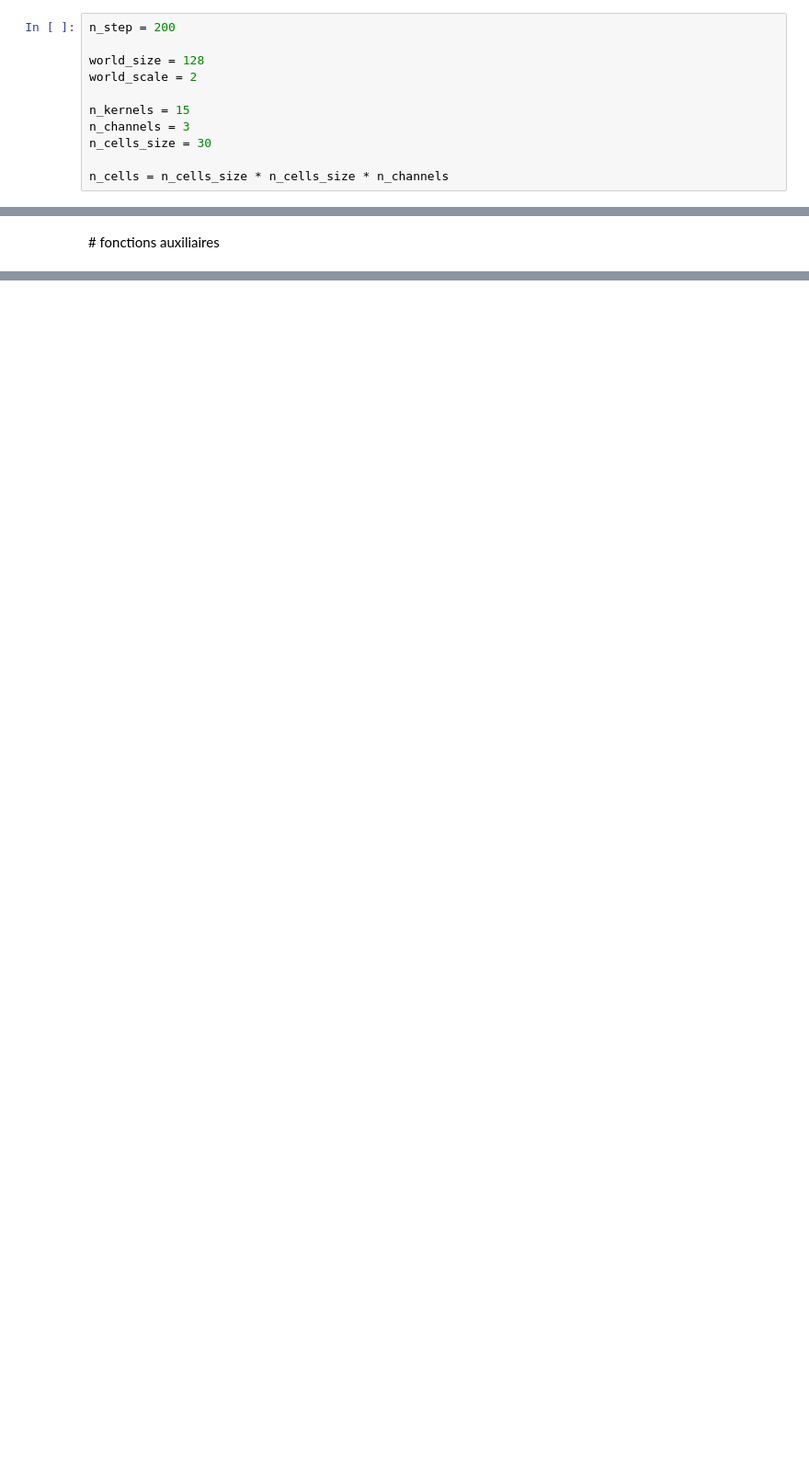
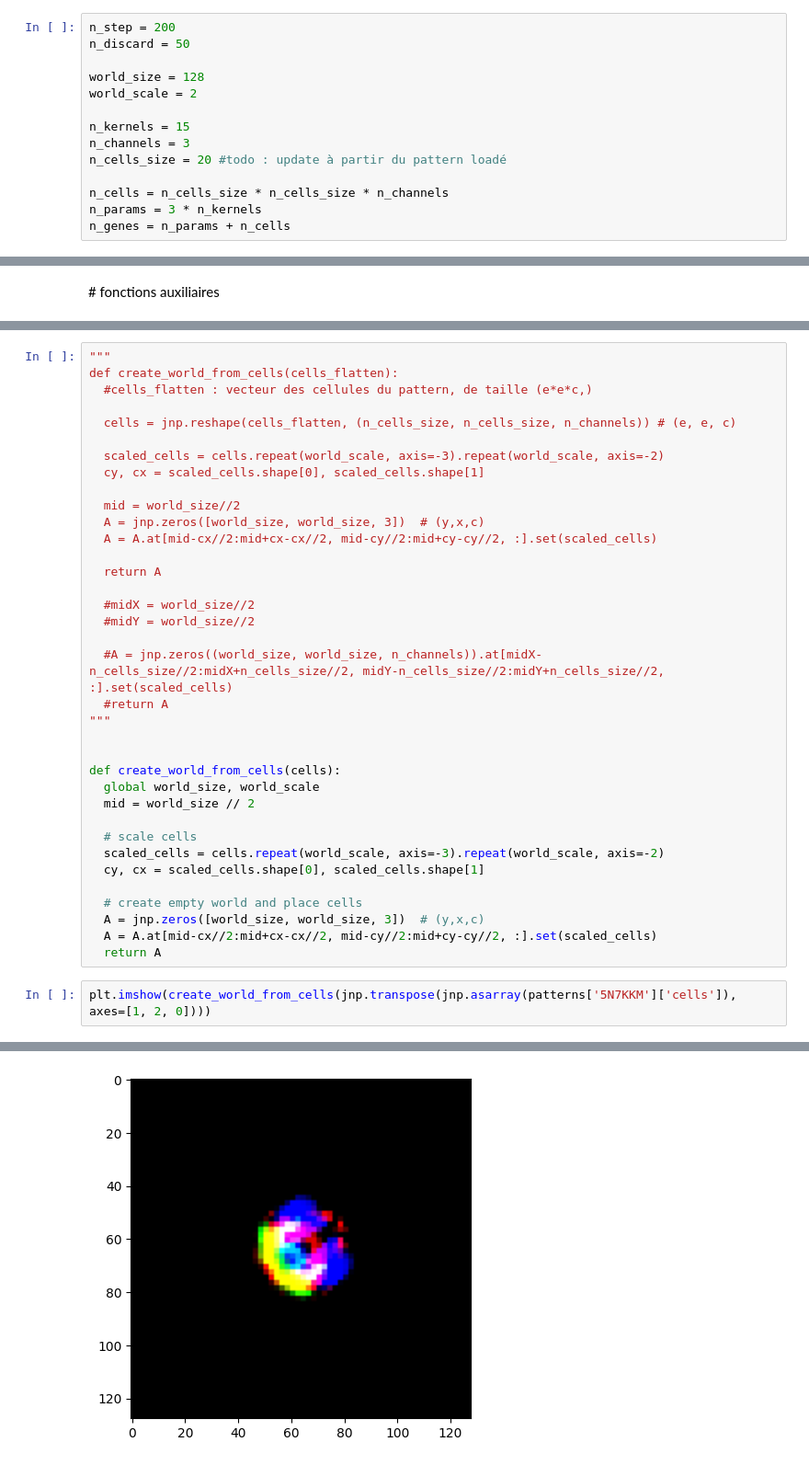
Before and after one commit to Procuste34/lenia, a Jupyter notebook: Custom_Lenia_avec_EvoJAX.ipynb, the cells around one changed output, grey strips where cells are left out. Shown: that part at 92% size. Saved outputs shown, nothing was run; the diff lists cells and outputs as text; blank space fills up the shorter version.

```diff
--- a/Custom_Lenia_avec_EvoJAX.ipynb
+++ b/Custom_Lenia_avec_EvoJAX.ipynb
@@ -20,11 +92,14 @@ Others = namedtuple('Others', ['D', 'K', 'cells', 'init_cells'])
 # %%
 n_step = 200
+n_discard = 50
 
 world_size = 128
 world_scale = 2
 
 n_kernels = 15
 n_channels = 3
-n_cells_size = 30
+n_cells_size = 20 #todo : update à partir du pattern loadé
 
 n_cells = n_cells_size * n_cells_size * n_channels
+n_params = 3 * n_kernels
+n_genes = n_params + n_cells
@@ -79,0 +142,39 @@ def create_world_from_cells(cells_flatten):
+# %%
+"""
+def create_world_from_cells(cells_flatten):
+  #cells_flatten : vecteur des cellules du pattern, de taille (e*e*c,)
+
+  cells = jnp.reshape(cells_flatten, (n_cells_size, n_cells_size, n_channels)) # (e, e, c)
+
+  scaled_cells = cells.repeat(world_scale, axis=-3).repeat(world_scale, axis=-2)
+  cy, cx = scaled_cells.shape[0], scaled_cells.shape[1]
+
+  mid = world_size//2
+  A = jnp.zeros([world_size, world_size, 3])  # (y,x,c)
+  A = A.at[mid-cx//2:mid+cx-cx//2, mid-cy//2:mid+cy-cy//2, :].set(scaled_cells)
+
+  return A
+
+  #midX = world_size//2
+  #midY = world_size//2
+
+  #A = jnp.zeros((world_size, world_size, n_channels)).at[midX-n_cells_size//2:midX+n_cells_size//2, midY-n_cells_size//2:midY+n_cells_size//2, :].set(scaled_cells)
+  #return A
+"""
+
+
+def create_world_from_cells(cells):
+  global world_size, world_scale
+  mid = world_size // 2
+
+  # scale cells
+  scaled_cells = cells.repeat(world_scale, axis=-3).repeat(world_scale, axis=-2)
+  cy, cx = scaled_cells.shape[0], scaled_cells.shape[1]
+
+  # create empty world and place cells
+  A = jnp.zeros([world_size, world_size, 3])  # (y,x,c)
+  A = A.at[mid-cx//2:mid+cx-cx//2, mid-cy//2:mid+cy-cy//2, :].set(scaled_cells)
+  return A
+# %%
+plt.imshow(create_world_from_cells(jnp.transpose(jnp.asarray(patterns['5N7KKM']['cells']), axes=[1, 2, 0])))
+# %% [output]
@@ -79,0 +182 @@ def create_world_from_cells(cells_flatten):
+[figure, added]
```
Also changed, not shown: parts of 17 cells of this notebook.
